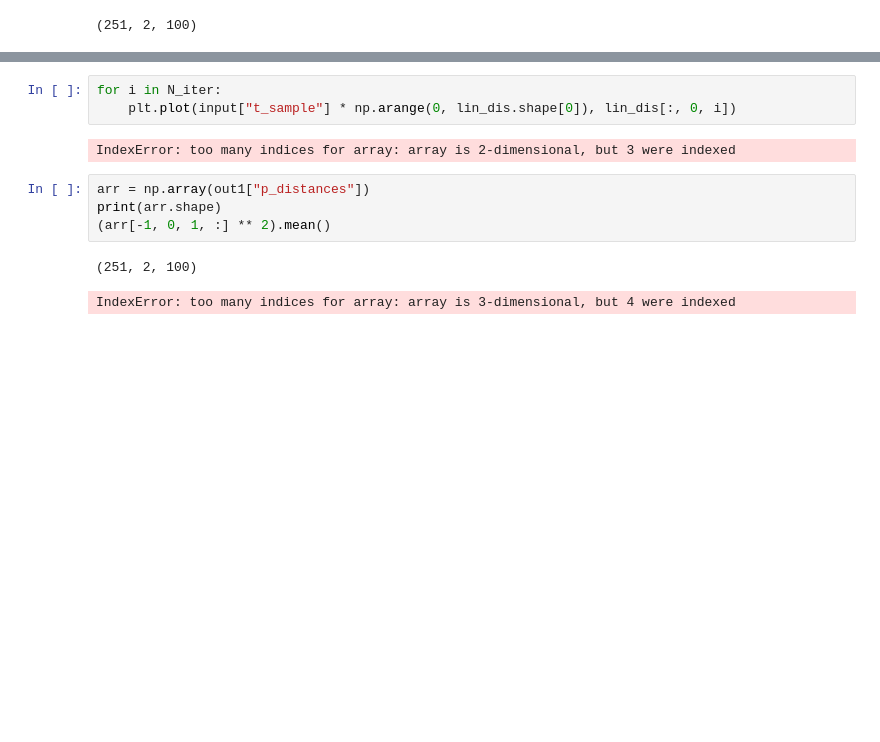
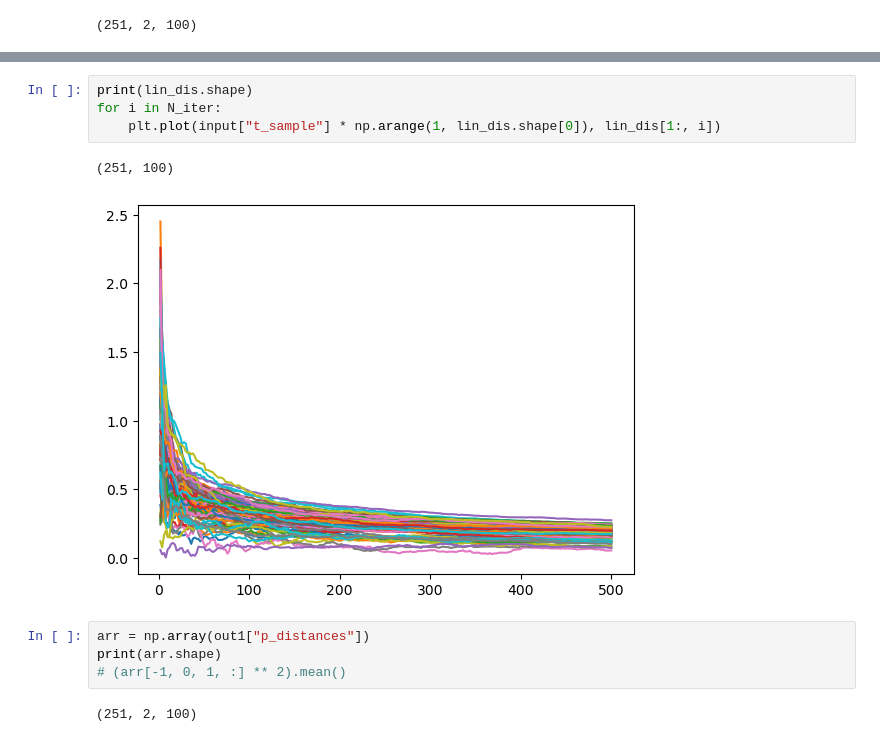
Before and after one commit to Priesemann-Group/neuro_op, a Jupyter notebook: notebooks/Testing_param.ipynb, the cells around one changed output, grey strips where cells are left out. Drawn from its saved outputs; the diff is of its cells as text; blank space fills up the shorter version.

```diff
--- a/notebooks/Testing_param.ipynb
+++ b/notebooks/Testing_param.ipynb
@@ -180,12 +197,13 @@ IndexError: too many indices for array: array is 2-dimensional, but 3 were index
 # %%
+print(lin_dis.shape)
 for i in N_iter:
-    plt.plot(input["t_sample"] * np.arange(0, lin_dis.shape[0]), lin_dis[:, 0, i])
+    plt.plot(input["t_sample"] * np.arange(1, lin_dis.shape[0]), lin_dis[1:, i])
 # %% [output]
-IndexError: too many indices for array: array is 2-dimensional, but 3 were indexed
+(251, 100)
+[figure, added]
 # %%
 arr = np.array(out1["p_distances"])
 print(arr.shape)
-(arr[-1, 0, 1, :] ** 2).mean()
+# (arr[-1, 0, 1, :] ** 2).mean()
 # %% [output]
 (251, 2, 100)
-IndexError: too many indices for array: array is 3-dimensional, but 4 were indexed
```
Also changed, not shown: parts of 7 cells of this notebook.
